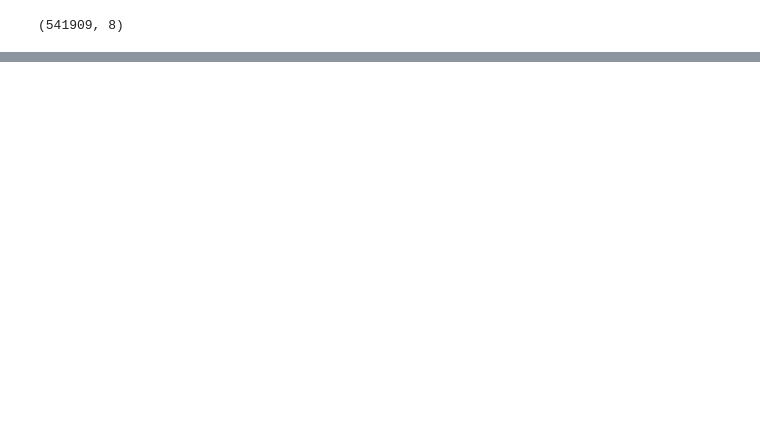
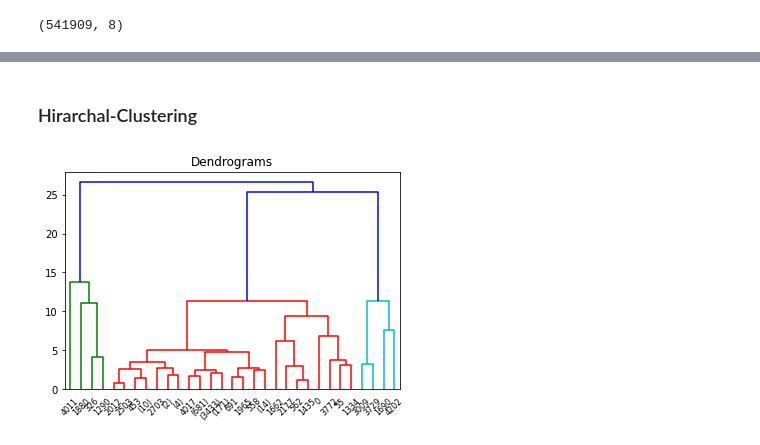
Before and after one commit to ezzaldeeen/customer-segmentation, a Jupyter notebook: Notebooks/customer_segmentation.ipynb, the cells around one changed output, grey strips where cells are left out. Drawn from its saved outputs; the diff is of its cells as text; code cells hidden in the pictures; blank space fills up the shorter version.

```diff
--- a/Notebooks/customer_segmentation.ipynb
+++ b/Notebooks/customer_segmentation.ipynb
@@ -50,0 +347,14 @@ data.shape
+# %% [markdown]
+### Hirarchal-Clustering
+# %%
+# agglomerative clustering
+tree = hierarchy.linkage(rfm_numeric_standarized, method='average')
+# agglo_clusters = agglo_model.fit_predict(rfm_numeric_standarized)
+
+plt.figure()
+plt.title("Dendrograms")
+
+# Dendrogram plotting using linkage matrix
+dendrogram = hierarchy.dendrogram(tree, truncate_mode='level', p=6)
+# %% [output]
+[figure, added]
```
Also changed, not shown: parts of 42 cells of this notebook.
